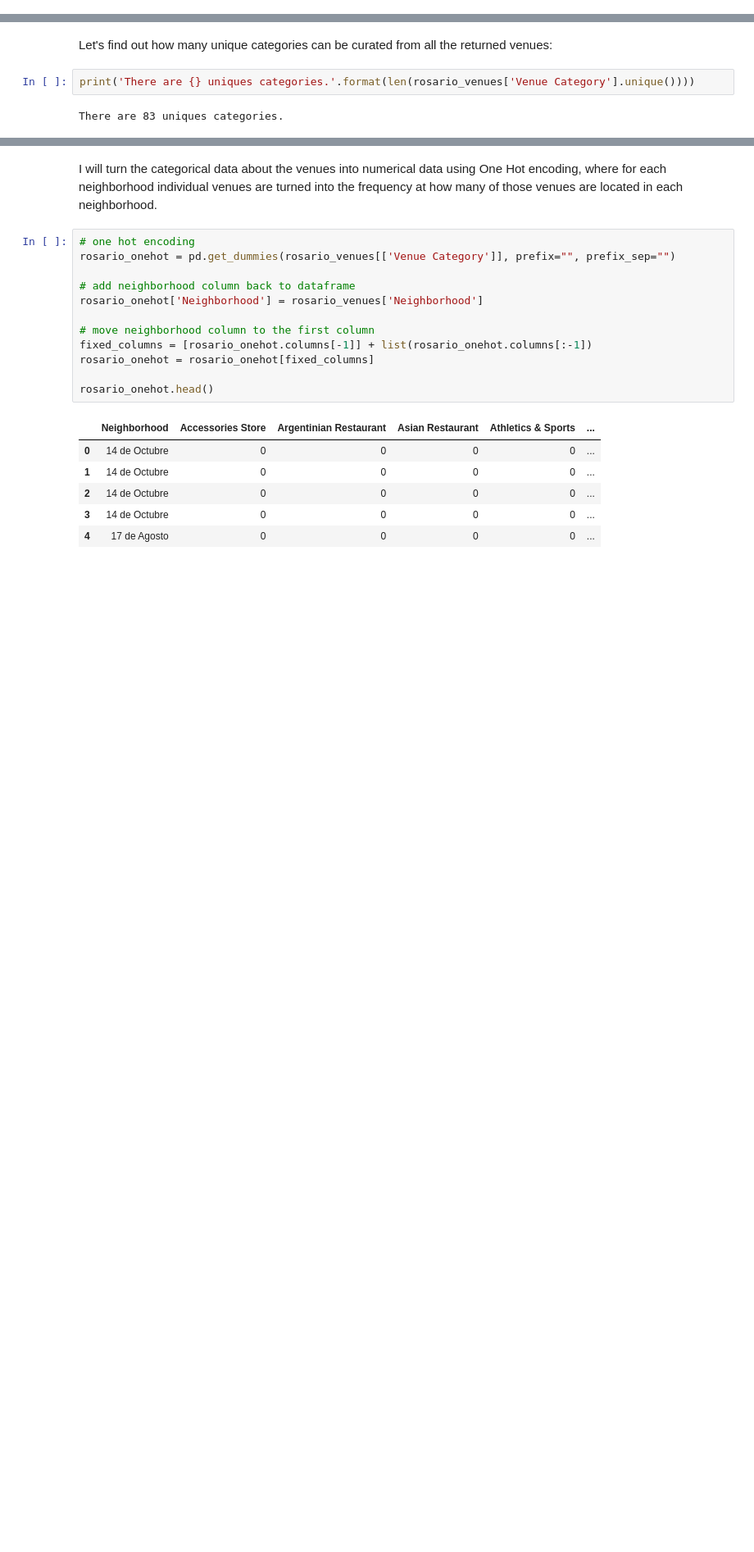
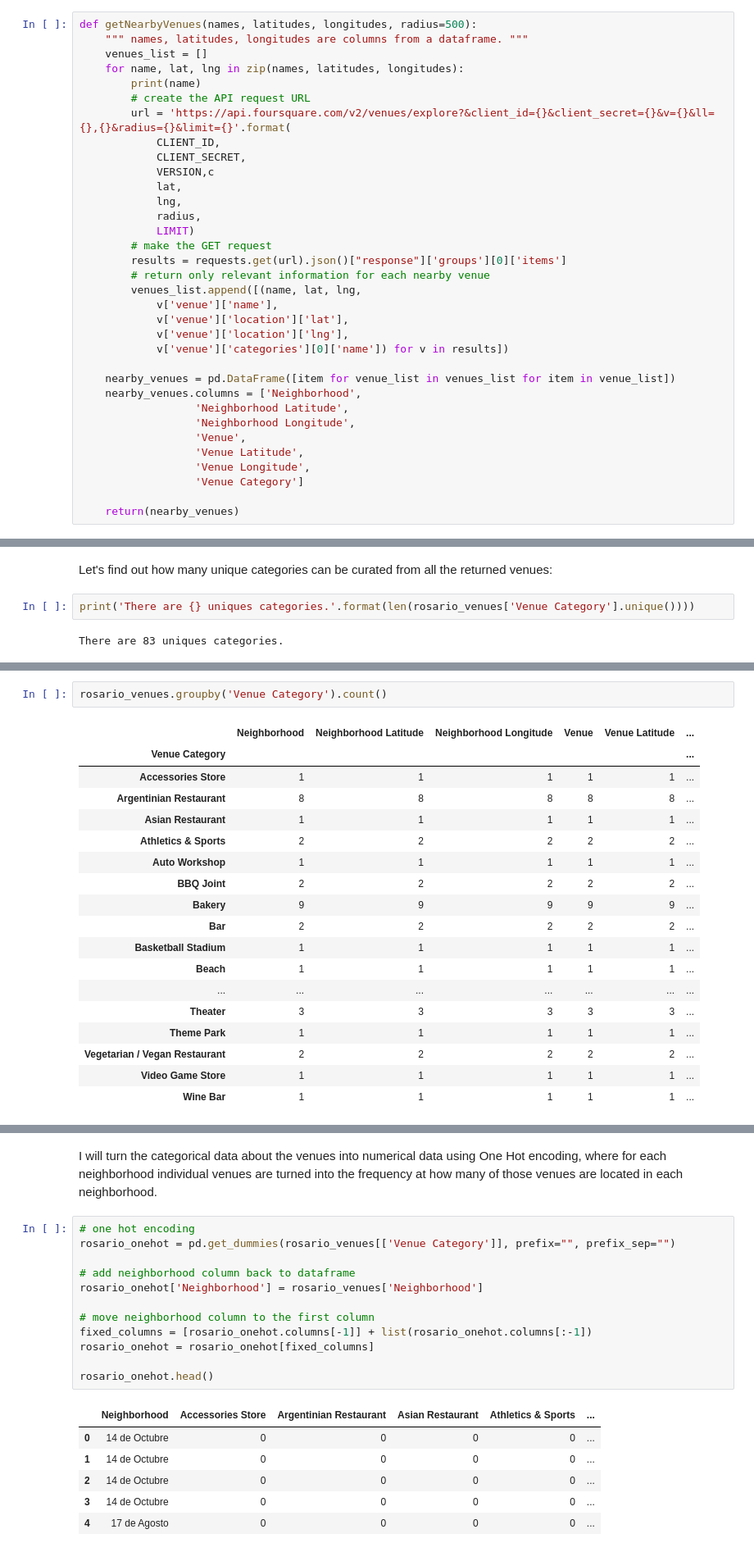
Before and after one commit to alinasansevich/Coursera_Capstone, a Jupyter notebook: Clustering-Neighborhoods-in-Rosario.ipynb, the cells around one changed output, grey strips where cells are left out. Shown at 82% size. Cells and saved outputs as stored; diff of their text form; blank space fills up the shorter version.

```diff
--- a/Clustering-Neighborhoods-in-Rosario.ipynb
+++ b/Clustering-Neighborhoods-in-Rosario.ipynb
@@ -438,6 +440,40 @@ def getNearbyVenues(names, latitudes, longitudes, radius=500):
                   'Venue Category']
 
     return(nearby_venues)
+# %%
+def getNearbyVenues(names, latitudes, longitudes, radius=500):
+    """ names, latitudes, longitudes are columns from a dataframe. """
+    venues_list = []
+    for name, lat, lng in zip(names, latitudes, longitudes):
+        print(name)
+        # create the API request URL
+        url = 'https://api.foursquare.com/v2/venues/explore?&client_id={}&client_secret={}&v={}&ll={},{}&radius={}&limit={}'.format(
+            CLIENT_ID,
+            CLIENT_SECRET,
+            VERSION,c
+            lat,
+            lng,
+            radius,
+            LIMIT)
+        # make the GET request
+        results = requests.get(url).json()["response"]['groups'][0]['items']
+        # return only relevant information for each nearby venue
+        venues_list.append([(name, lat, lng,
+            v['venue']['name'],
+            v['venue']['location']['lat'],
+            v['venue']['location']['lng'],
+            v['venue']['categories'][0]['name']) for v in results])
+
+    nearby_venues = pd.DataFrame([item for venue_list in venues_list for item in venue_list])
+    nearby_venues.columns = ['Neighborhood',
+                  'Neighborhood Latitude',
+                  'Neighborhood Longitude',
+                  'Venue',
+                  'Venue Latitude',
+                  'Venue Longitude',
+                  'Venue Category']
+
+    return(nearby_venues)
 # %%
 # Run the above function on each neighborhood and create a new dataframe called rosario_venues.
 rosario_venues = getNearbyVenues(names=neighborhoods['Neighborhood'],
@@ -511,0 +550,21 @@ There are 83 uniques categories.
+# %%
+rosario_venues.groupby('Venue Category').count()
+# %% [output]
+|  | Neighborhood | Neighborhood Latitude | Neighborhood Longitude | Venue | Venue Latitude | ... |
+| Venue Category |  |  |  |  |  | ... |
+| Accessories Store | 1 | 1 | 1 | 1 | 1 | ... |
+| Argentinian Restaurant | 8 | 8 | 8 | 8 | 8 | ... |
+| Asian Restaurant | 1 | 1 | 1 | 1 | 1 | ... |
+| Athletics & Sports | 2 | 2 | 2 | 2 | 2 | ... |
+| Auto Workshop | 1 | 1 | 1 | 1 | 1 | ... |
+| BBQ Joint | 2 | 2 | 2 | 2 | 2 | ... |
+| Bakery | 9 | 9 | 9 | 9 | 9 | ... |
+| Bar | 2 | 2 | 2 | 2 | 2 | ... |
+| Basketball Stadium | 1 | 1 | 1 | 1 | 1 | ... |
+| Beach | 1 | 1 | 1 | 1 | 1 | ... |
+| ... | ... | ... | ... | ... | ... | ... |
+| Theater | 3 | 3 | 3 | 3 | 3 | ... |
+| Theme Park | 1 | 1 | 1 | 1 | 1 | ... |
+| Vegetarian / Vegan Restaurant | 2 | 2 | 2 | 2 | 2 | ... |
+| Video Game Store | 1 | 1 | 1 | 1 | 1 | ... |
+| Wine Bar | 1 | 1 | 1 | 1 | 1 | ... |
```
Also changed, not shown: parts of 17 cells of this notebook.
